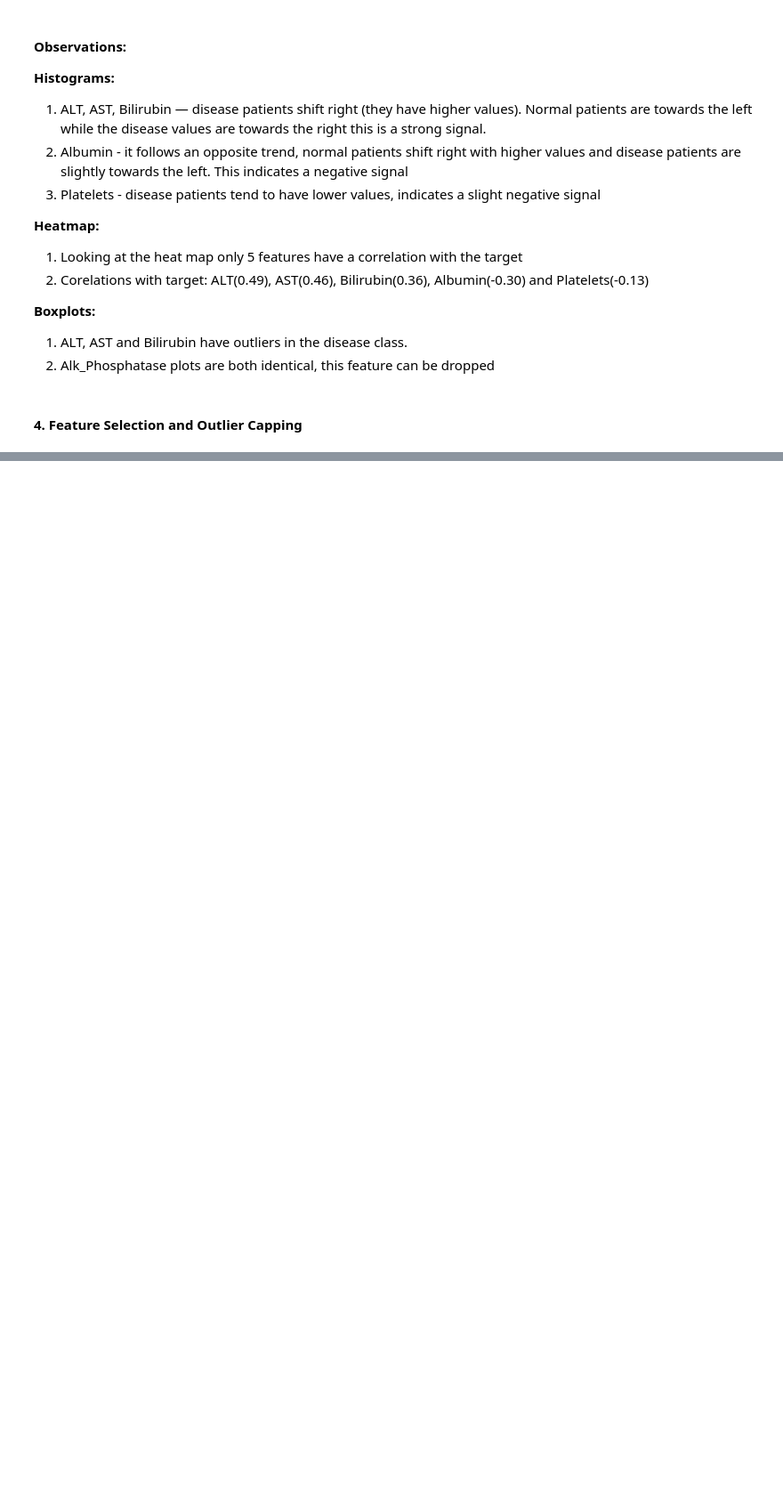
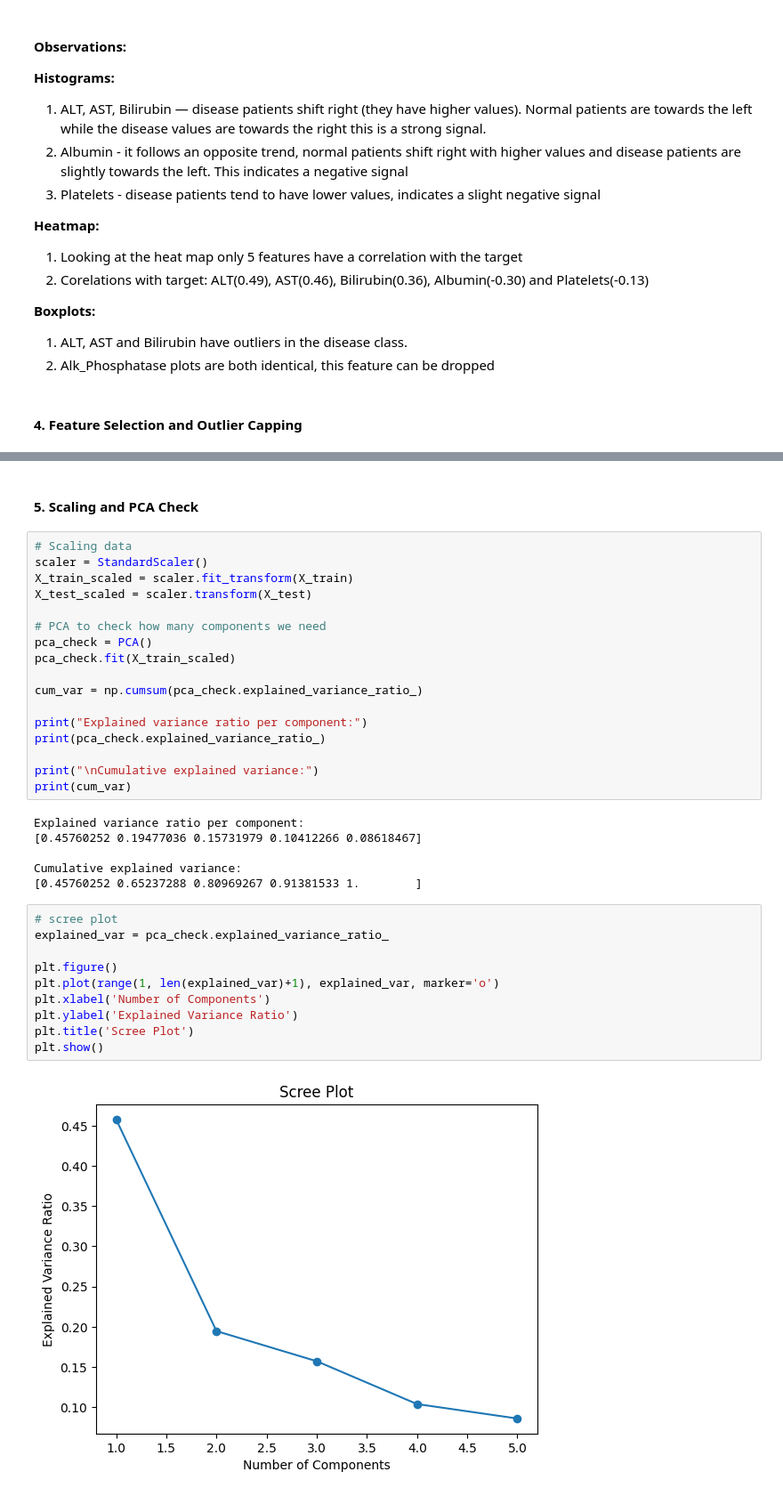
Before and after one commit to saketh242/DS675-MiniProject-Saketh-Travis-Krishna, a Jupyter notebook: project.ipynb, the cells around one changed output, grey strips where cells are left out. Shown at 89% size. Drawn from its saved outputs; the diff is of its cells as text; blank space fills up the shorter version.

Commit message:
add pca check

```diff
--- a/project.ipynb
+++ b/project.ipynb
@@ -210,3 +205,40 @@ X_test shape: (1500, 5)
 ALT max before/after (train): 135.0 -> 107.3101999999999
 AST max before/after (train): 126.0 -> 104.8401999999999
 Bilirubin max before/after (train): 3.6 -> 3.39
+# %% [markdown]
+####  5. Scaling and PCA Check
+# %%
+# Scaling data
+scaler = StandardScaler()
+X_train_scaled = scaler.fit_transform(X_train)
+X_test_scaled = scaler.transform(X_test)
+
+# PCA to check how many components we need
+pca_check = PCA()
+pca_check.fit(X_train_scaled)
+
+cum_var = np.cumsum(pca_check.explained_variance_ratio_)
+
+print("Explained variance ratio per component:")
+print(pca_check.explained_variance_ratio_)
+
+print("\nCumulative explained variance:")
+print(cum_var)
+# %% [output]
+Explained variance ratio per component:
+[0.45760252 0.19477036 0.15731979 0.10412266 0.08618467]
+
+Cumulative explained variance:
+[0.45760252 0.65237288 0.80969267 0.91381533 1.        ]
+# %%
+# scree plot
+explained_var = pca_check.explained_variance_ratio_
+
+plt.figure()
+plt.plot(range(1, len(explained_var)+1), explained_var, marker='o')
+plt.xlabel('Number of Components')
+plt.ylabel('Explained Variance Ratio')
+plt.title('Scree Plot')
+plt.show()
+# %% [output]
+[figure, added]
```
Also changed, not shown: parts of 3 cells of this notebook.
